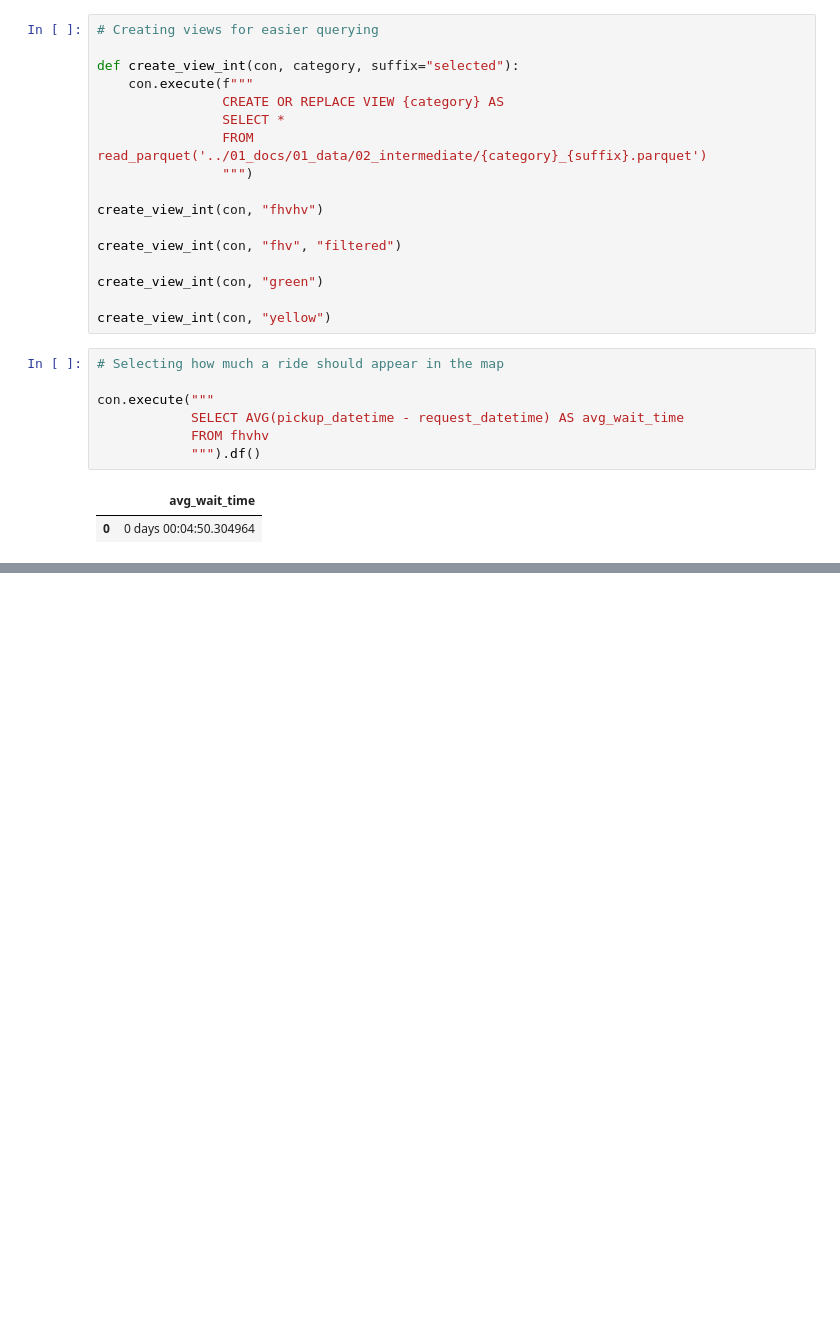
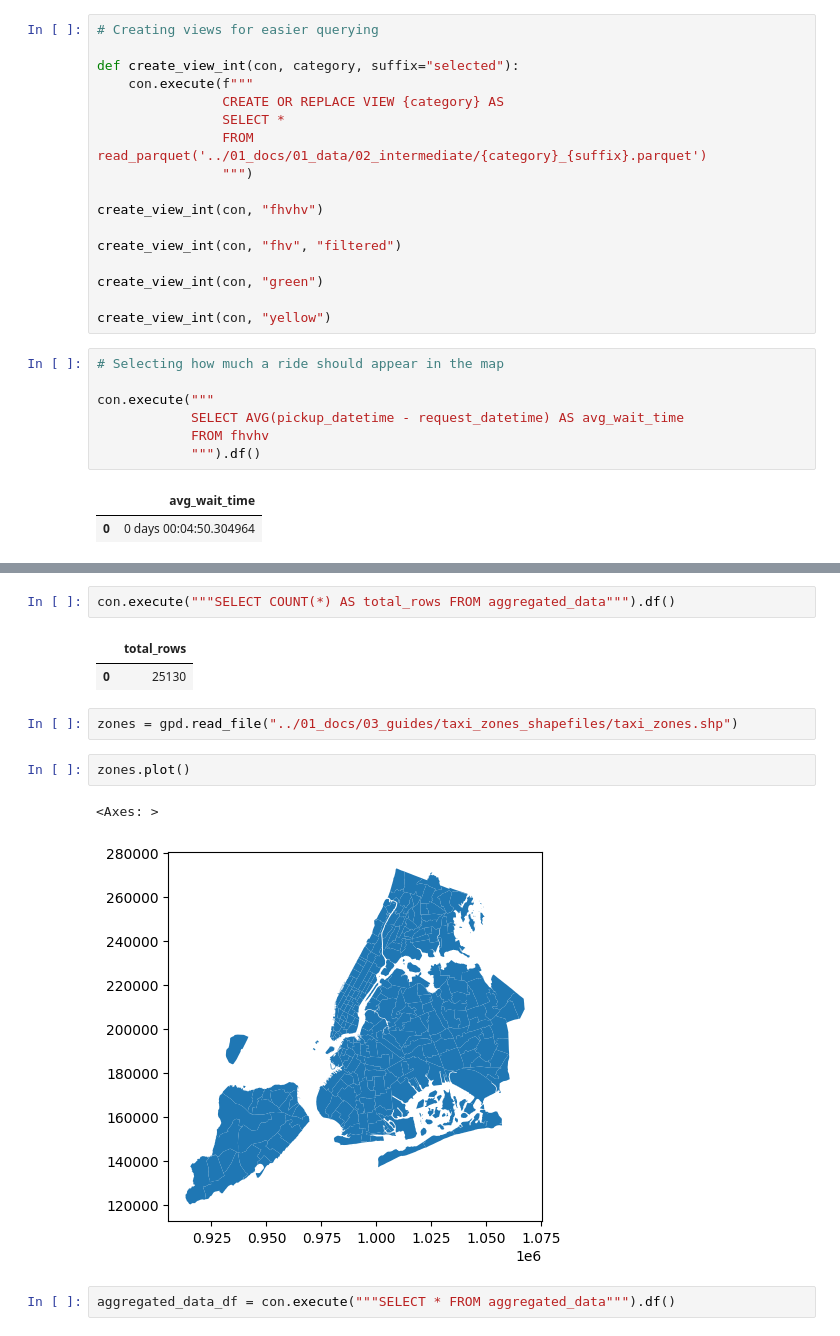
Before and after one commit to 4ct1o/nyc-tlc-interactive-heatmap, a Jupyter notebook: 02_notebooks/01_eda.ipynb, the cells around one changed output, grey strips where cells are left out. Cells and saved outputs as stored; diff of their text form; blank space fills up the shorter version.

```diff
--- a/02_notebooks/01_eda.ipynb
+++ b/02_notebooks/01_eda.ipynb
@@ -58,0 +121,14 @@ con.execute("""
+# %%
+con.execute("""SELECT COUNT(*) AS total_rows FROM aggregated_data""").df()
+# %% [output]
+|  | total_rows |
+| 0 | 25130 |
+# %%
+zones = gpd.read_file("../01_docs/03_guides/taxi_zones_shapefiles/taxi_zones.shp")
+# %%
+zones.plot()
+# %% [output]
+<Axes: >
+[figure, added]
+# %%
+aggregated_data_df = con.execute("""SELECT * FROM aggregated_data""").df()
```
Also changed, not shown: parts of 18 cells of this notebook.
